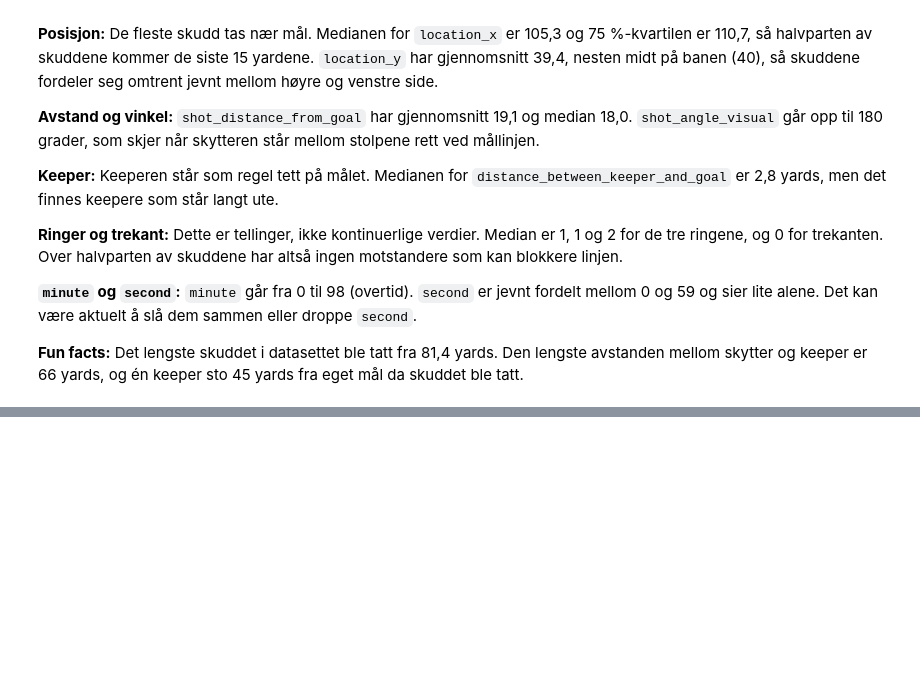
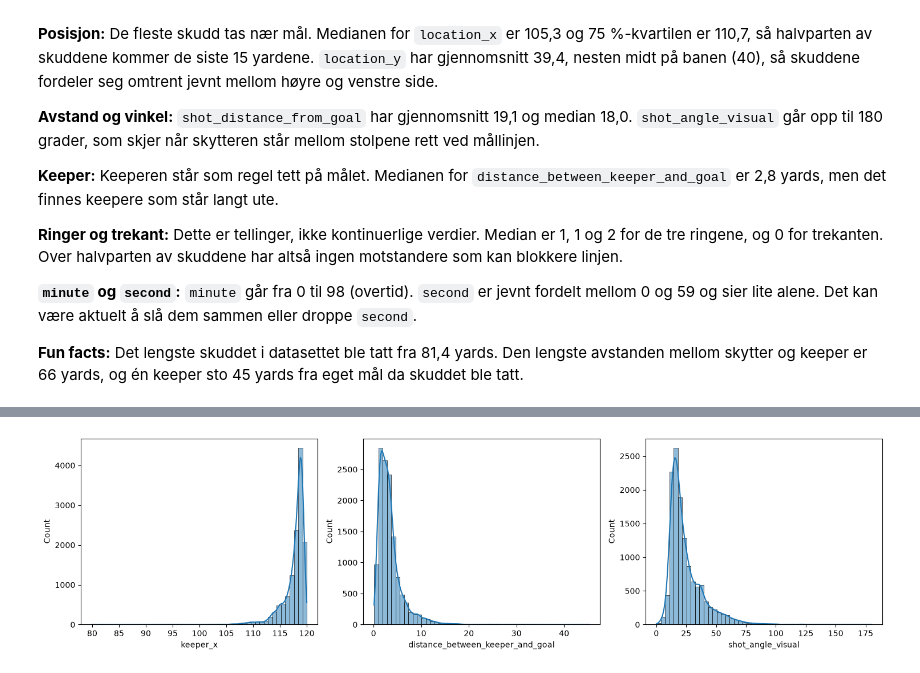
Before and after one commit to Daniel11098/football-predictions, a Jupyter notebook: Mandtory2/Ensemble_Models_And_Ann.ipynb, the cells around one changed output, grey strips where cells are left out. Cells and saved outputs as stored; diff of their text form; code cells hidden in the pictures; blank space fills up the shorter version.

```diff
--- a/Mandtory2/Ensemble_Models_And_Ann.ipynb
+++ b/Mandtory2/Ensemble_Models_And_Ann.ipynb
@@ -757,0 +766,16 @@ array([[<Axes: title={'center': 'minute'}>,
+# %%
+fig, ax = plt.subplots(1, 3, figsize=(15, 4))
+
+sbn.histplot(barcelona_shots["keeper_x"], bins=50, kde=True, ax=ax[0])
+ax[0].set_xlabel("keeper_x")
+
+sbn.histplot(barcelona_shots["distance_between_keeper_and_goal"], bins=50, kde=True, ax=ax[1])
+ax[1].set_xlabel("distance_between_keeper_and_goal")
+
+sbn.histplot(barcelona_shots["shot_angle_visual"], bins=50, kde=True, ax=ax[2])
+ax[2].set_xlabel("shot_angle_visual")
+
+plt.tight_layout()
+plt.show()
+# %% [output]
+[figure, added]
```
Also changed, not shown: parts of 56 cells of this notebook, 1 other file.
